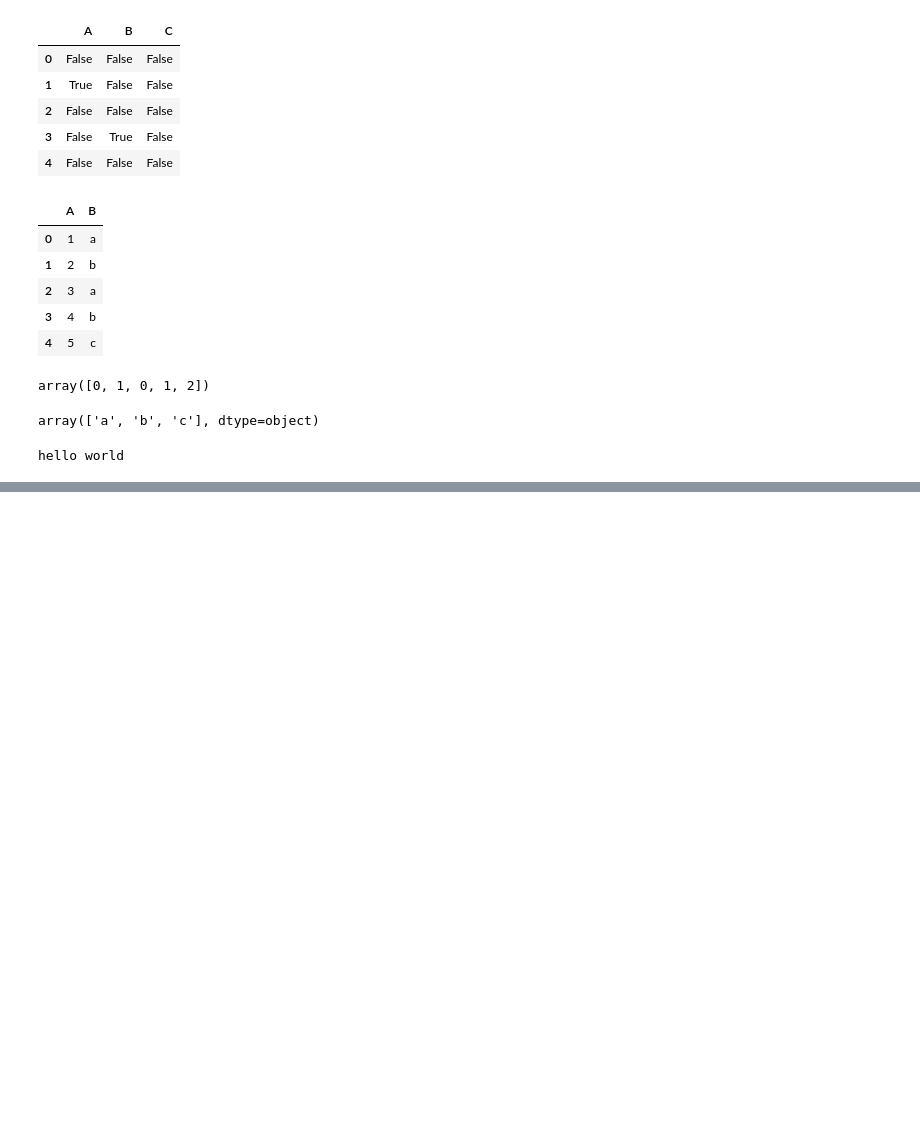
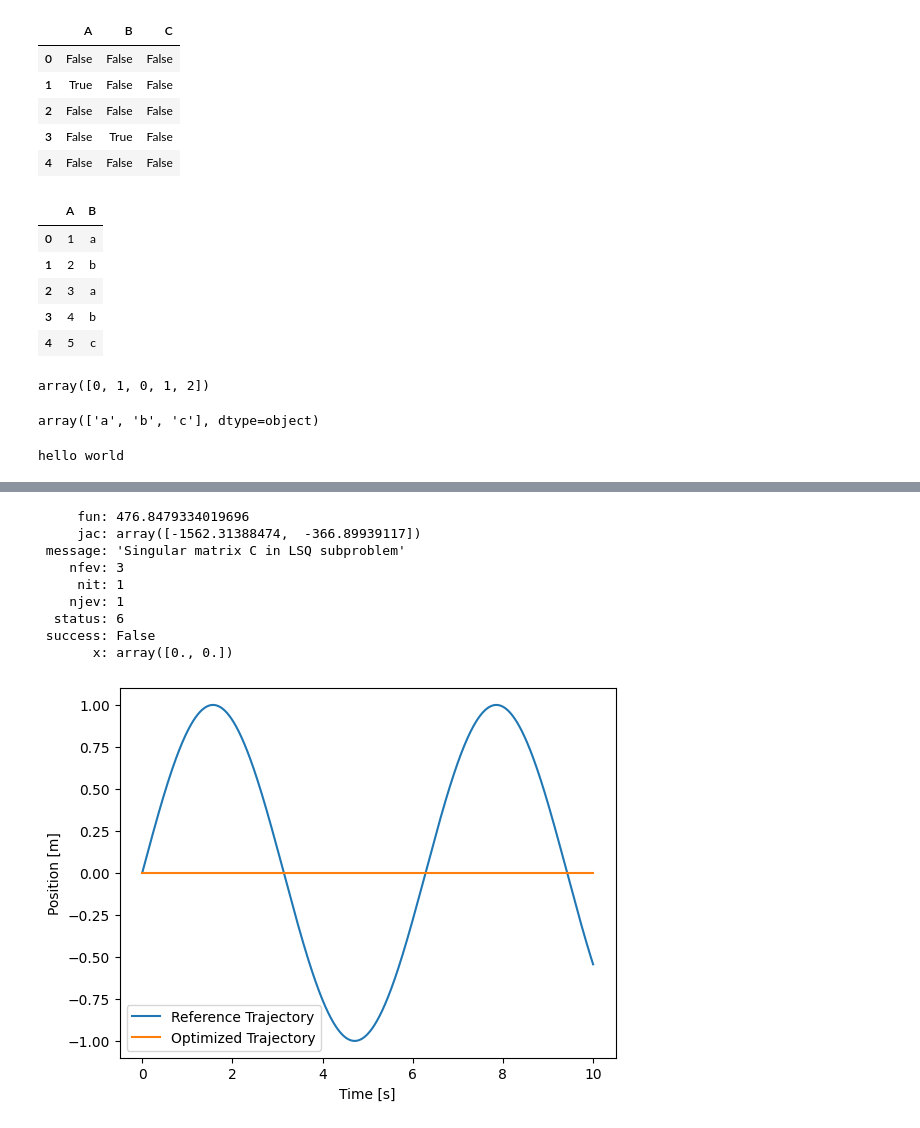
Before and after one commit to ryota0805/data_analysis, a Jupyter notebook: data_analysis.ipynb, the cells around one changed output, grey strips where cells are left out. Cells and saved outputs as stored; diff of their text form; code cells hidden in the pictures; blank space fills up the shorter version.

```diff
--- a/data_analysis.ipynb
+++ b/data_analysis.ipynb
@@ -1113,0 +1220,28 @@ hello world
+# %%
+import matplotlib.pyplot as plt
+
+# 結果の表示
+print(sol)
+
+# 軌道の計算
+t_opt = np.linspace(0, 10, 1000)
+s_opt = sol.x[0]*t_opt + sol.x[1]
+
+# 軌道のプロット
+plt.plot(t_ref, s_ref, label='Reference Trajectory')
+plt.plot(t_opt, s_opt, label='Optimized Trajectory')
+plt.legend()
+plt.xlabel('Time [s]')
+plt.ylabel('Position [m]')
+plt.show()
+# %% [output]
+     fun: 476.8479334019696
+     jac: array([-1562.31388474,  -366.89939117])
+ message: 'Singular matrix C in LSQ subproblem'
+    nfev: 3
+     nit: 1
+    njev: 1
+  status: 6
+ success: False
+       x: array([0., 0.])
+[figure, added]
```
Also changed, not shown: parts of 12 cells of this notebook.
